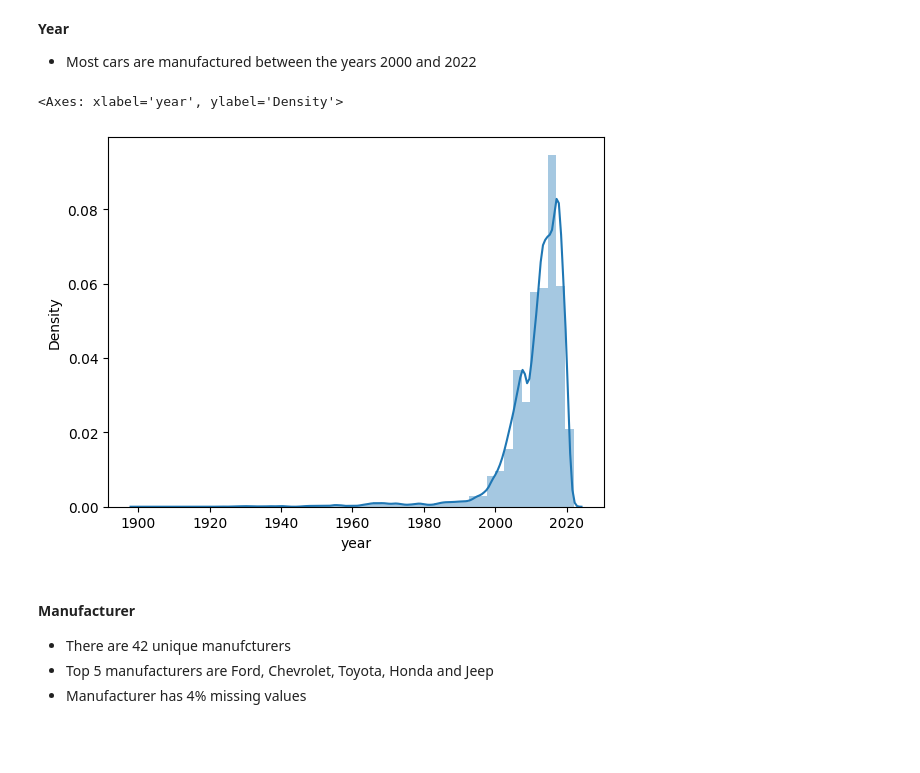
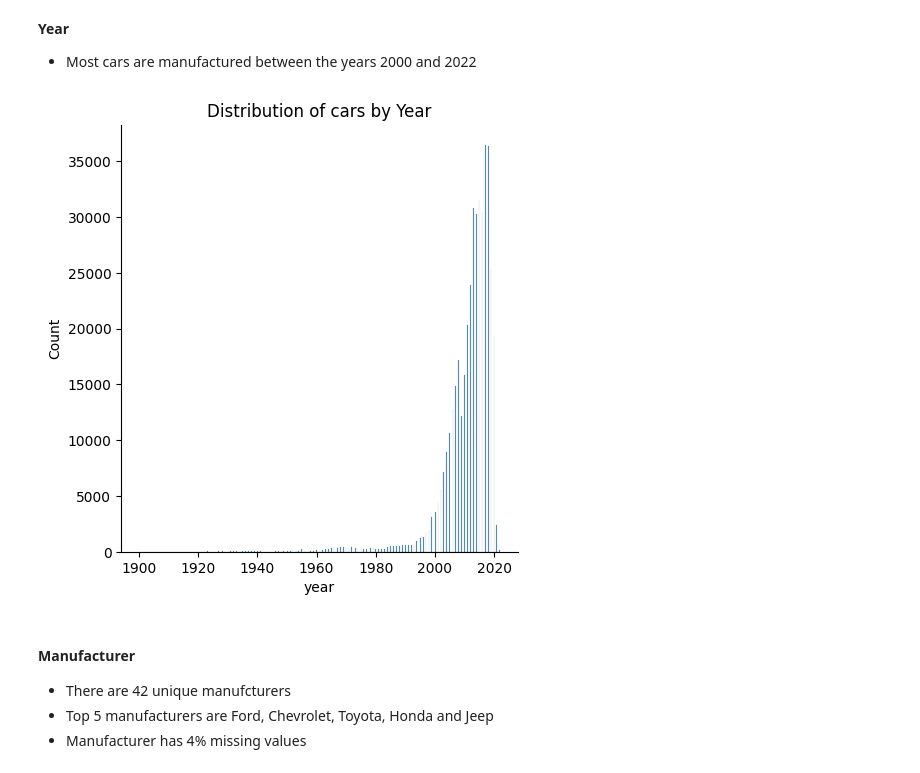
Before and after one commit to swethag04/ml-projects, a Jupyter notebook: used-car-price-analysis/used-car-price-analysis.ipynb, the cells around one changed output. Saved outputs shown, nothing was run; the diff lists cells and outputs as text; code cells hidden in the pictures; blank space fills up the shorter version.

```diff
--- a/used-car-price-analysis/used-car-price-analysis.ipynb
+++ b/used-car-price-analysis/used-car-price-analysis.ipynb
@@ -166,11 +166,12 @@ dtype: float64
 **Year**
 
 *   Most cars are manufactured between the years 2000 and 2022
-# %%
-sns.distplot(df.year)
-# %% [output]
-<Axes: xlabel='year', ylabel='Density'>
-[figure, removed]
+# %%
+sns.displot(df.year)
+plt.title('Distribution of cars by Year')
+plt.show()
+# %% [output]
+[figure, added]
 # %% [markdown]
 #### **Manufacturer**
 *   There are 42 unique manufcturers
```
Also changed, not shown: parts of 17 cells of this notebook.
